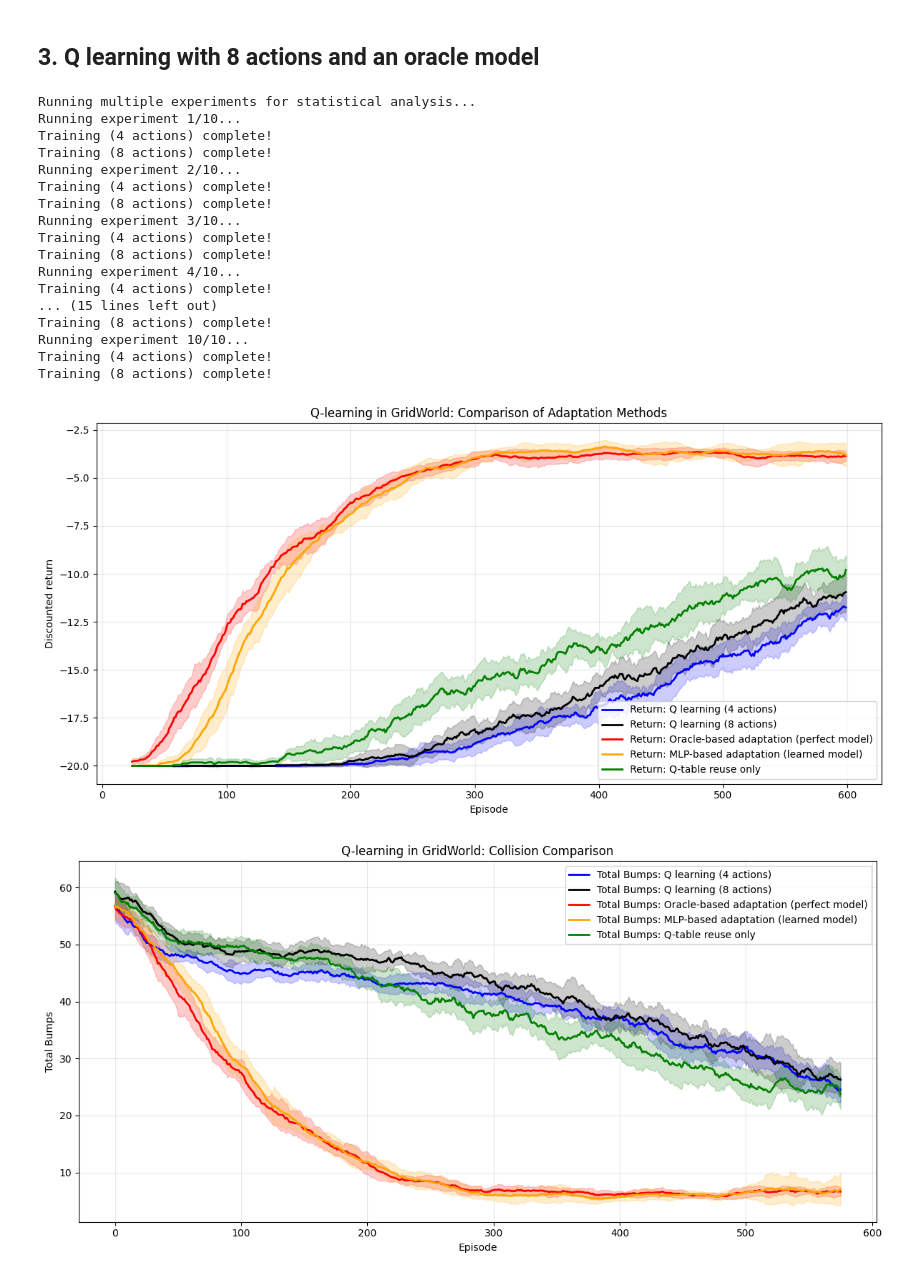
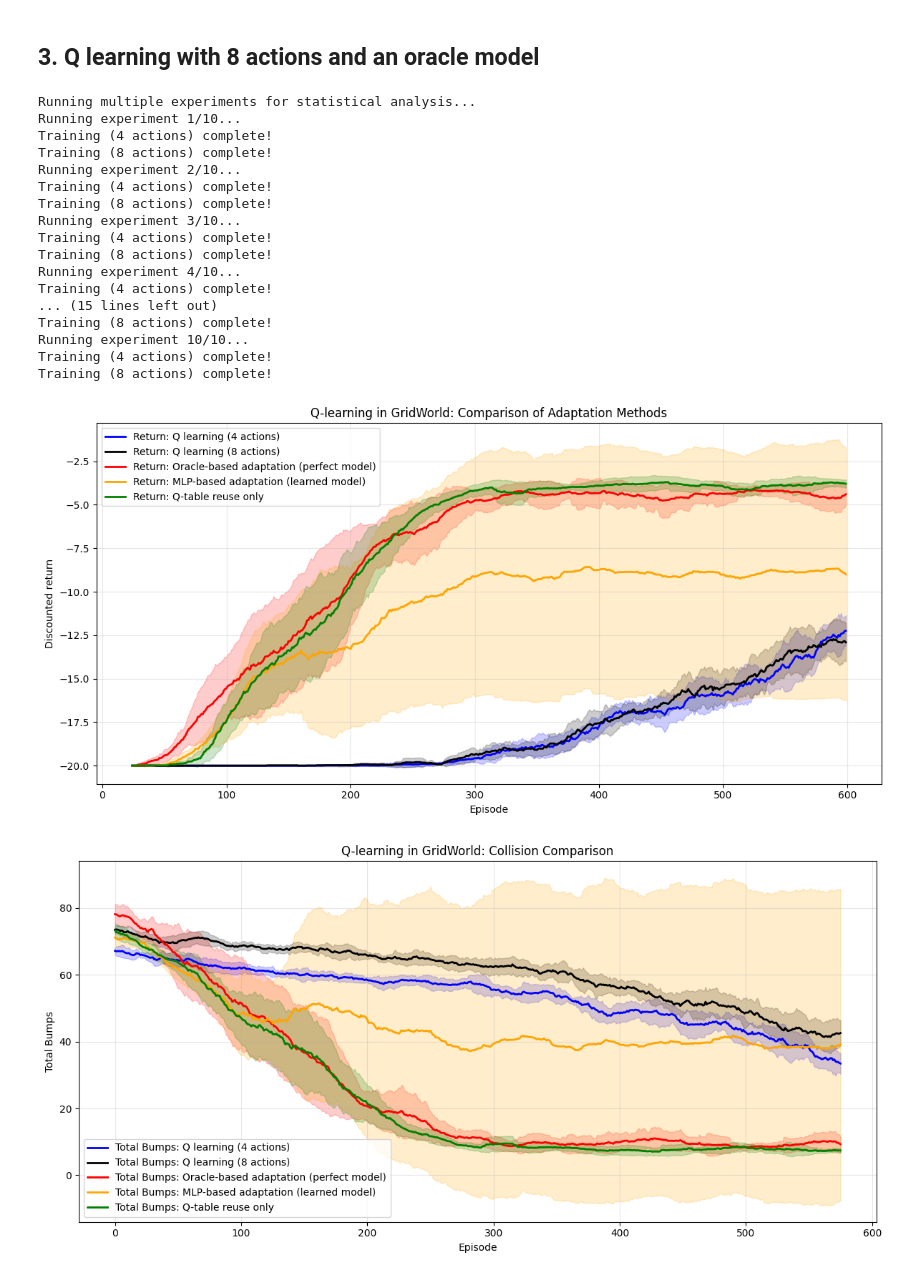
Before and after one commit to thongds/paper, a Jupyter notebook: probability_trans/adaptive_learning_sudo_v6.ipynb, the cells around one changed output. Drawn from its saved outputs; the diff is of its cells as text; code cells hidden in the pictures.

```diff
--- a/probability_trans/adaptive_learning_sudo_v6.ipynb
+++ b/probability_trans/adaptive_learning_sudo_v6.ipynb
@@ -171,6 +171,7 @@ Policy Visualization:
 # %% [markdown]
 ## **3. Q learning with 8 actions and an oracle model**
 # %%
+import copy
 def run_multiple_experiments(n_runs=5, base_seed=123):
     """Run multiple experiments with different seeds and return statistics"""
 
@@ -210,23 +211,23 @@ def run_multiple_experiments(n_runs=5, base_seed=123):
         all_returns5plain.append(results_plain['returns'])
         all_bumps5plain.append(results_plain['bumps'])
 
-        # 3. Ignore model (only Q-table reuse)
-        ignore_model_run = OracleQLearningAgent(grid_world, 8, base_q_table=agent_plain_4_action.Q, seed=current_seed, use_model=False)
-        ignore_model_run.train_with_oracle(ACTIONS_8, epsilon_greedy, BUMP_REWARD, oracle_model, agent_plain_4_action.Q)
+        # 3. Oracle Q-learning with 8 actions
+        oracle_agent_run = OracleQLearningAgent(grid_world, 8, base_q_table=copy.deepcopy(agent_plain_4_action.Q), seed=current_seed)
+        oracle_agent_run.train_with_oracle(ACTIONS_8, epsilon_greedy, BUMP_REWARD, oracle_model,copy.deepcopy(agent_plain_4_action.Q))
+        oracle_results_run = oracle_agent_run.get_results(moving_average)
+        all_returns5oracle.append(oracle_results_run['returns'])
+        all_bumps5oracle.append(oracle_results_run['bumps'])
+
+        # 4. MLP Q-learning with 8 actions (only Q-table reuse)
+        ignore_model_run = MLPQLearningAgent(grid_world, 8, base_q_table=copy.deepcopy(agent_plain_4_action.Q), seed=current_seed, use_model=True, use_conditional=False)
+        ignore_model_run.train_with_learned_model(ACTIONS_8, epsilon_greedy, BUMP_REWARD, copy.deepcopy(agent_plain_4_action.Q))
         ignore_model_result_run = ignore_model_run.get_results(moving_average)
         all_returns5ignore.append(ignore_model_result_run['returns'])
         all_bumps5ignore.append(ignore_model_result_run['bumps'])
 
-        # 4. Oracle Q-learning with 8 actions
-        oracle_agent_run = OracleQLearningAgent(grid_world, 8, base_q_table=agent_plain_4_action.Q, seed=current_seed)
-        oracle_agent_run.train_with_oracle(ACTIONS_8, epsilon_greedy, BUMP_REWARD, oracle_model, agent_plain_4_action.Q)
-        oracle_results_run = oracle_agent_run.get_results(moving_average)
-        all_returns5oracle.append(oracle_results_run['returns'])
-        all_bumps5oracle.append(oracle_results_run['bumps'])
-
         # 5. NEW: MLP Q-learning with 8 actions (our approach)
-        mlp_agent_run = MLPQLearningAgent(grid_world, 8, base_q_table=agent_plain_4_action.Q, seed=current_seed)
-        mlp_agent_run.train_with_learned_model(ACTIONS_8, epsilon_greedy, BUMP_REWARD, agent_plain_4_action.Q)
+        mlp_agent_run = MLPQLearningAgent(grid_world, 8, base_q_table=copy.deepcopy(agent_plain_4_action.Q), seed=current_seed, use_model=True, use_conditional=True)
+        mlp_agent_run.train_with_learned_model(ACTIONS_8, epsilon_greedy, BUMP_REWARD, copy.deepcopy(agent_plain_4_action.Q))
         mlp_results_run = mlp_agent_run.get_results(moving_average)
         all_returns5mlp.append(mlp_results_run['returns'])
         all_bumps5mlp.append(mlp_results_run['bumps'])
@@ -334,32 +335,32 @@ def plot_with_shaded_errors(stats, figsize=(12, 6)):
                         color=color, alpha=0.2)
 
     plt.xlabel('Episode')
     plt.ylabel('Total Bumps')
     plt.title('Q-learning in GridWorld: Collision Comparison')
     plt.legend()
     plt.grid(True, alpha=0.3)
     plt.tight_layout()
     plt.show()
 
 # Plot the results with shaded error bars
 plot_with_shaded_errors(stats)
 # %% [output]
 Running multiple experiments for statistical analysis...
 Running experiment 1/10...
 Training (4 actions) complete!
 Training (8 actions) complete!
 Running experiment 2/10...
 Training (4 actions) complete!
 Training (8 actions) complete!
 Running experiment 3/10...
 Training (4 actions) complete!
 Training (8 actions) complete!
 Running experiment 4/10...
 Training (4 actions) complete!
 ... (15 lines left out)
 Training (8 actions) complete!
 Running experiment 10/10...
 Training (4 actions) complete!
 Training (8 actions) complete!
-[figure, old version]
+[figure, new version]
-[figure, old version]
+[figure, new version]
```
Also changed, not shown: parts of 2 cells of this notebook, 31 other files.
